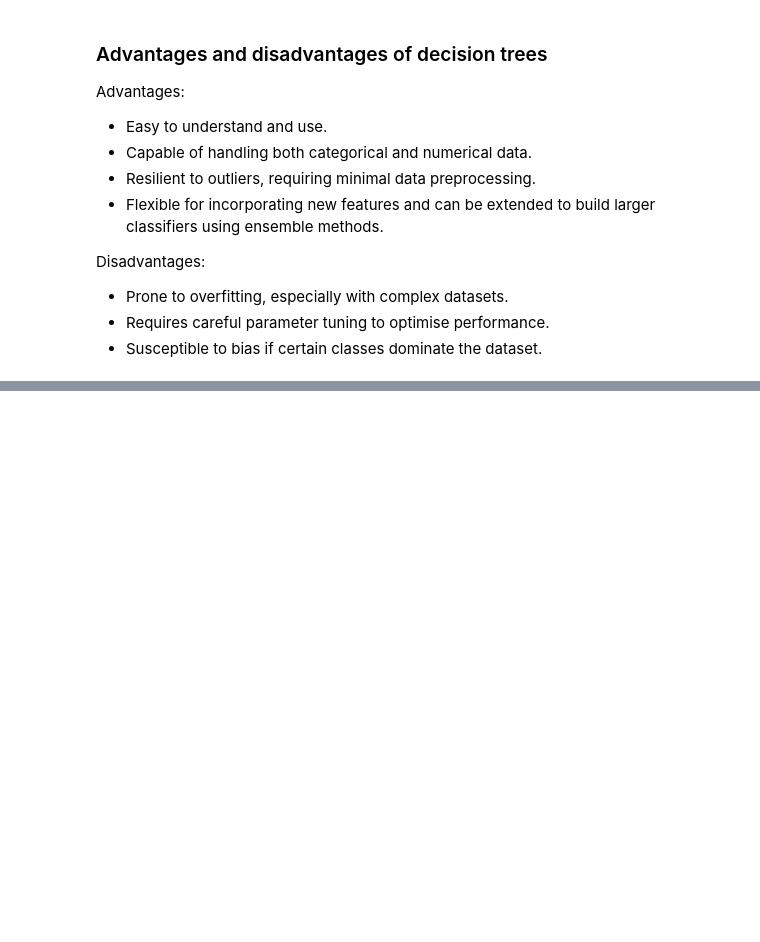
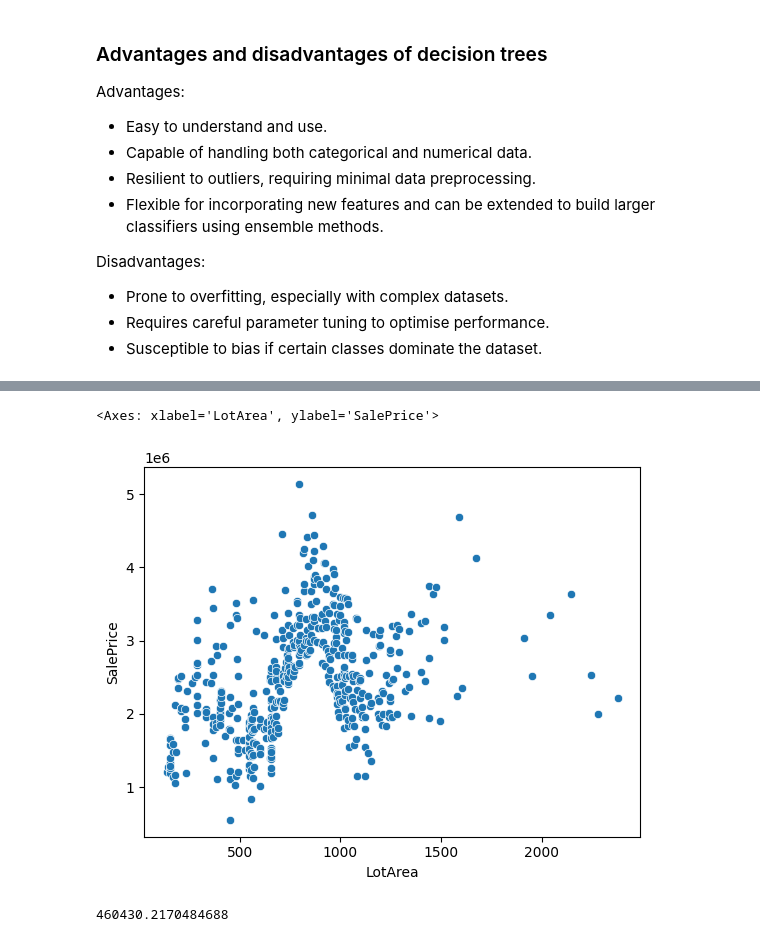
Before and after one commit to mut-rogers/Machine-Learning, a Jupyter notebook: Decision Trees/Decision_trees_with_sklearn_example.ipynb, the cells around one changed output, grey strips where cells are left out. Drawn from its saved outputs; the diff is of its cells as text; code cells hidden in the pictures; blank space fills up the shorter version.

Commit message:
Excercise: Decision Trees

```diff
--- a/Decision Trees/Decision_trees_with_sklearn_example.ipynb
+++ b/Decision Trees/Decision_trees_with_sklearn_example.ipynb
@@ -221,3 +238,10 @@ Disadvantages:
 * Prone to overfitting, especially with complex datasets.
 * Requires careful parameter tuning to optimise performance.
 * Susceptible to bias if certain classes dominate the dataset.
+# %%
+# Loading the dataset
+import seaborn as sns
+
+my_dataset = pd.read_csv("https://github.com/Explore-AI/Public-Data/blob/master/house_price_by_area.csv?raw=true")
+
+my_dataset.head()
@@ -223,0 +255,28 @@ Disadvantages:
+# %%
+# Check the relatinship between X and Y variables
+sns.scatterplot(my_dataset, x="LotArea", y="SalePrice")
+# %% [output]
+<Axes: xlabel='LotArea', ylabel='SalePrice'>
+[figure, added]
+# %%
+from sklearn.tree import DecisionTreeRegressor, plot_tree
+from sklearn.model_selection import train_test_split
+from sklearn import metrics
+
+# Extracting the X and Y variables
+X_ = my_dataset[["LotArea"]]
+y_ = my_dataset["SalePrice"]
+
+# Spliting the dataset into train and test subsets
+X_train_, X_test_, y_train_, y_test_ = train_test_split(X_, y_, test_size=0.2, random_state=42)
+
+# The model
+decision_tree_model = DecisionTreeRegressor(max_depth=2, random_state=42).fit(X_train_, y_train_)
+
+# Make predictions
+y_predicted = decision_tree_model.predict(X_test_)
+
+# Accuracy score
+metrics.mean_absolute_error(y_test_, y_predicted)
+# %% [output]
+460430.2170484688
```
Also changed, not shown: parts of 7 cells of this notebook, 4 other files.
